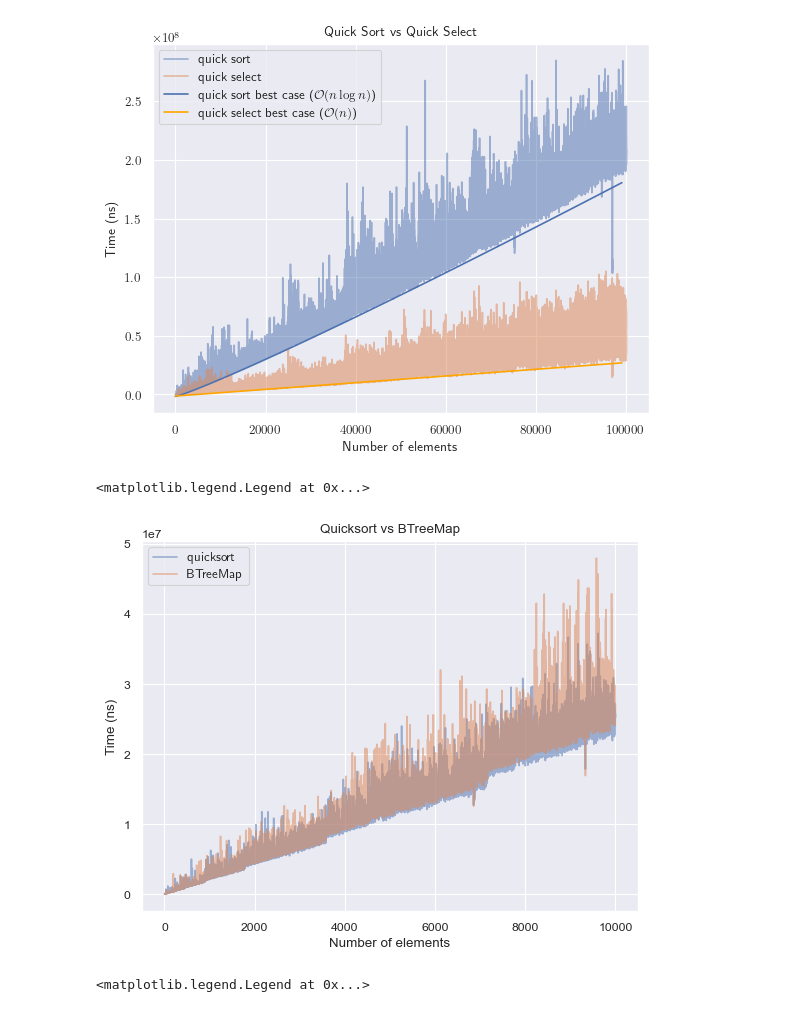
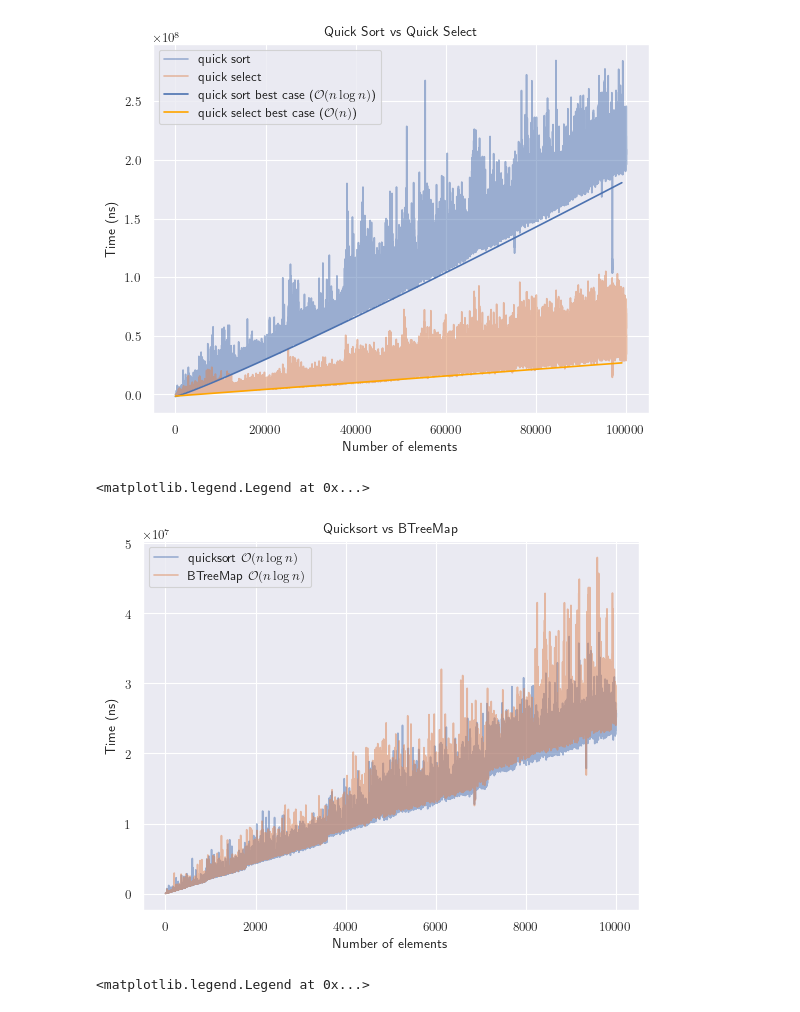
Before and after one commit to ForceLightning/INF1008-Group-10, a Jupyter notebook: Part 2/Question_2_rust/analysis.ipynb, the cells around one changed output. Cells and saved outputs as stored; diff of their text form; code cells hidden in the pictures.

```diff
--- a/Part 2/Question_2_rust/analysis.ipynb
+++ b/Part 2/Question_2_rust/analysis.ipynb
@@ -161,19 +161,19 @@ ax.legend()
 # %%
 fig, ax = plt.subplots()
 plt.rcParams["text.usetex"] = True
-ax.plot(df["n"], df["quicksort"], label="quicksort", alpha=0.5)
-ax.plot(df["n"], df["BTreeMap"], label="BTreeMap", alpha=0.5)
+ax.plot(df["n"], df["quicksort"], label="quicksort $\mathcal{O}(n \log n)$", alpha=0.5)
+ax.plot(df["n"], df["BTreeMap"], label="BTreeMap $\mathcal{O}(n \log n)$", alpha=0.5)
 # ax.plot(quick_sort_mins["n"], quick_sort_out, "b", label="quick sort best case ($\mathcal{O}(n \log n)$)")
 # ax.plot(quick_select_mins["n"], quick_select_out, "orange", label="quick select best case ($\mathcal{O}(n)$)")
 # ax.plot(quick_sort_maxs["n"], quick_sort_worst_out, "b", label="quick sort worst case (O(n^2))")
 # ax.plot(quick_select_maxs["n"], quick_select_worst_out, "orange", label="quick select worst case (O(n^2))")
 ax.set_xlabel("Number of elements")
 ax.set_ylabel("Time (ns)")
 ax.set_title("Quicksort vs BTreeMap")
 ax.legend()
 # %% [output]
 <matplotlib.legend.Legend at 0x...>
-[figure, old version]
+[figure, new version]
 # %%
 df_odd = df[df["n"] % 2 == 1]
 
```
Also changed, not shown: 7 other files.
